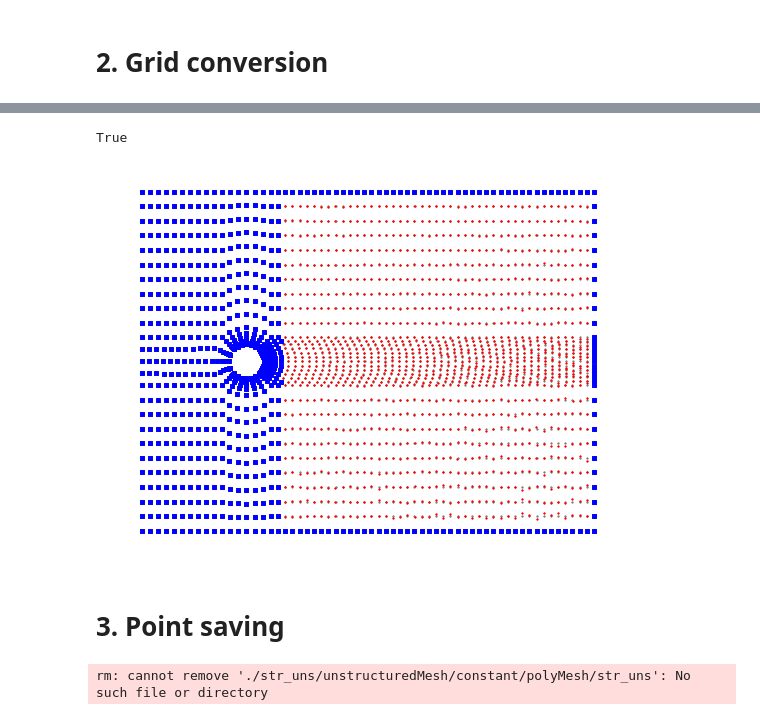
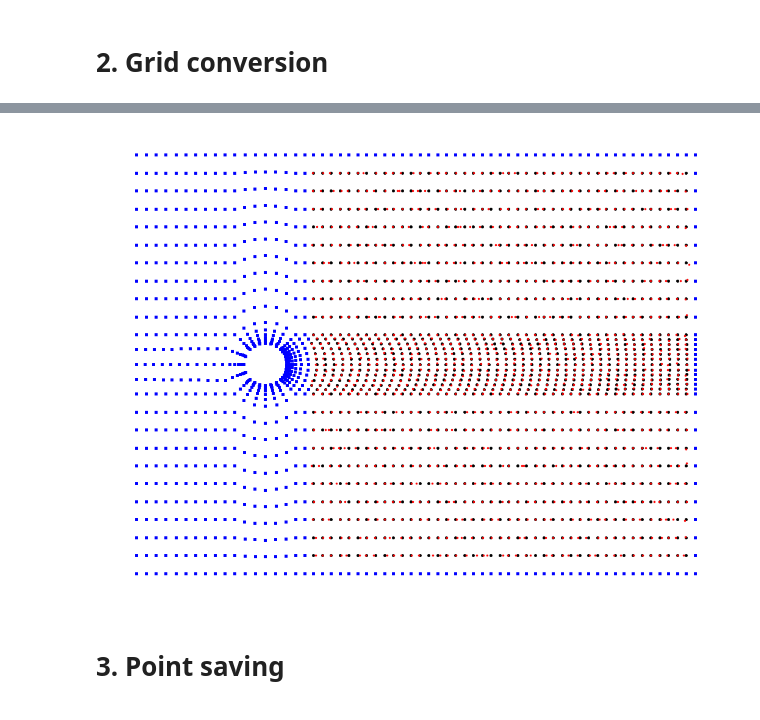
Before and after one commit to jlobatop/GA-CFD-MO, a Jupyter notebook: mesh-generation/unstructuredGridGenerator.ipynb, the cells around one changed output, grey strips where cells are left out. Drawn from its saved outputs; the diff is of its cells as text; code cells hidden in the pictures.

Commit message:
Unstructured mesh and boundary layer changes

```diff
--- a/mesh-generation/unstructuredGridGenerator.ipynb
+++ b/mesh-generation/unstructuredGridGenerator.ipynb
@@ -150,5 +161,0 @@ backPoints = points[:,2] == Zmax
-# %%
-#Shape of the front and back plane should be the same
-np.shape(points[frontPoints,:]) == np.shape(points[backPoints,:])
-# %% [output]
-True
@@ -155,51 +179,57 @@ True
 # %%
+# slightly perturb the points of the structured mesh to get the unstructured
 for i in np.nditer(np.where(frontPoints)):
-    #If the point is between bounds
-    if points[i,0] > Xmin and points[i,0] < Xmax and points[i,1] > Ymin and points[i,1] < Ymax:
-        #compute the distance from every point to point i analyzed, retaining just the 8 closest (4 front, 4 back) - neglecting the same point
+    # if the point is within bounds
+    if Xmax > points[i,0] > Xmin and Ymax > points[i,1] > Ymin:
+        # compute the distance from every point to i-th point
+        # retain just the 8 closest (4 front plane & 4 back plane)
+        # neglecting the same point and its projection (going from 2 to 10)
         vec = np.sqrt((points[:,0]-points[i,0])**2+(points[:,1]-points[i,1])**2).argsort()[2:10]
-        #obtain the backPlane point which corresponds to the frontPlane one
+        # obtain the backPlane point which corresponds to the i-th point
         if np.sqrt((points[:,0]-points[i,0])**2+(points[:,1]-points[i,1])**2).argsort()[1] == i:
             backPoint = np.sqrt((points[:,0]-points[i,0])**2+(points[:,1]-points[i,1])**2).argsort()[0]
         else:
             backPoint = np.sqrt((points[:,0]-points[i,0])**2+(points[:,1]-points[i,1])**2).argsort()[1]
-        #separate them between front and back plane
+        # separate them between front and back plane
         frontVec = vec[points[vec,2] == Zmin]
-        #the limits of the zone in which point i can move are
+        # a estimation of the zone in which the i-th point can move are
         maxX = max(points[frontVec,0])
         maxY = max(points[frontVec,1])
         minX = min(points[frontVec,0])
         minY = min(points[frontVec,1])
-        #let's compute the variation in both x and y axis
-        varX = np.random.triangular(-k*abs(minX-points[i,0]), 0, k*abs(maxX-points[i,0]), 1)
-        varY = np.random.triangular(-k*abs(minY-points[i,0]), 0, k*abs(maxY-points[i,0]), 1)
-        #Let's store the points in the array
+        # compute the variation in both x and y components
+        varX = np.random.normal(0, k*abs(minX-maxX))
+        varY = np.random.normal(0, k*abs(minY-maxY))
+        # store the point with the perturbation in the new array
         unstrPoints[i,0] = points[i,0]+varX
         unstrPoints[i,1] = points[i,1]+varY
         unstrPoints[backPoint,0] = points[backPoint,0]+varX
         unstrPoints[backPoint,1] = points[backPoint,1]+varY
 # %%
-fig, ax1 = plt.subplots(1, figsize=(13,10), dpi = 50)
+fig, ax1 = plt.subplots(1, figsize=(26,20), dpi = 50)
 
-#above and below points
+# go through all points in the front plane
 for i in np.nditer(np.where(frontPoints)):
-    if points[i,0] > Xmin and points[i,0] < Xmax and points[i,1] > Ymin and points[i,1] < Ymax:
-        ax1.scatter(points[i,0], points[i,1], color='grey', s=5)
+    # location of the older points
+    if Xmax > points[i,0] > Xmin and Ymax > points[i,1] > Ymin:
+        ax1.plot(points[i,0], points[i,1], 'ko', markersize=6)
+    # unperturbed points
     else:
-        ax1.scatter(points[i,0], points[i,1], color='blue', marker = 's')
-    if unstrPoints[i,0] > Xmin and unstrPoints[i,0] < Xmax and unstrPoints[i,1] > Ymin and unstrPoints[i,1] < Ymax:
-        ax1.scatter(unstrPoints[i,0], unstrPoints[i,1], color='red', s=5)
+        ax1.plot(points[i,0], points[i,1], 'bs')
+    # new location of the perturbed points
+    if Xmax > unstrPoints[i,0] > Xmin and Ymax > unstrPoints[i,1] > Ymin:
+        ax1.plot(unstrPoints[i,0], unstrPoints[i,1], 'ro', markersize=4)
+    # just to make sure that points that are out bounds haven't been perturbed
     else:
-        ax1.scatter(unstrPoints[i,0], unstrPoints[i,1], color='blue', marker = 's')
+        ax1.plot(unstrPoints[i,0], unstrPoints[i,1], 'bs')
+# hide axis for aesthetic reasons
 ax1.axis('off');
 # %% [output]
-[figure, old version]
+[figure, new version]
 # %% [markdown]
 # 3. Point saving
 # %%
 %%bash
+# delete the points file of the unstructured mesh
 rm ./str_uns/unstructuredMesh/constant/polyMesh/points
-rm ./str_uns/unstructuredMesh/constant/polyMesh/str_uns -r
-# %% [output]
-rm: cannot remove './str_uns/unstructuredMesh/constant/polyMesh/str_uns': No such file or directory
 # %%
```
Also changed, not shown: parts of 8 cells of this notebook, 6 other files.
